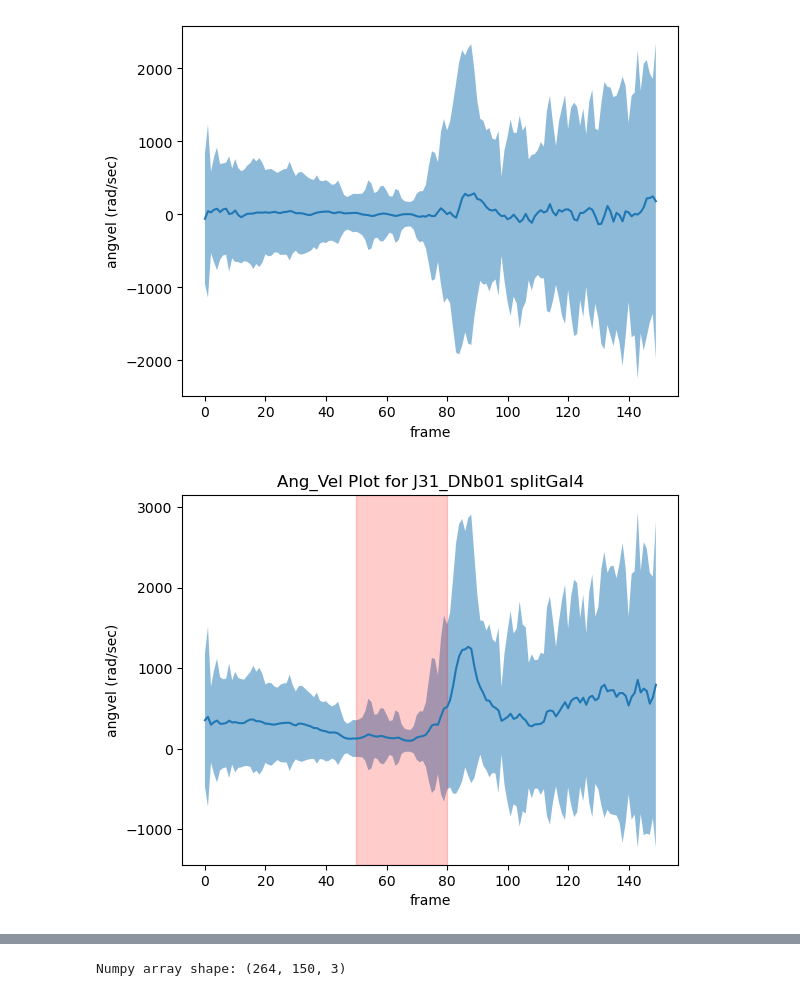
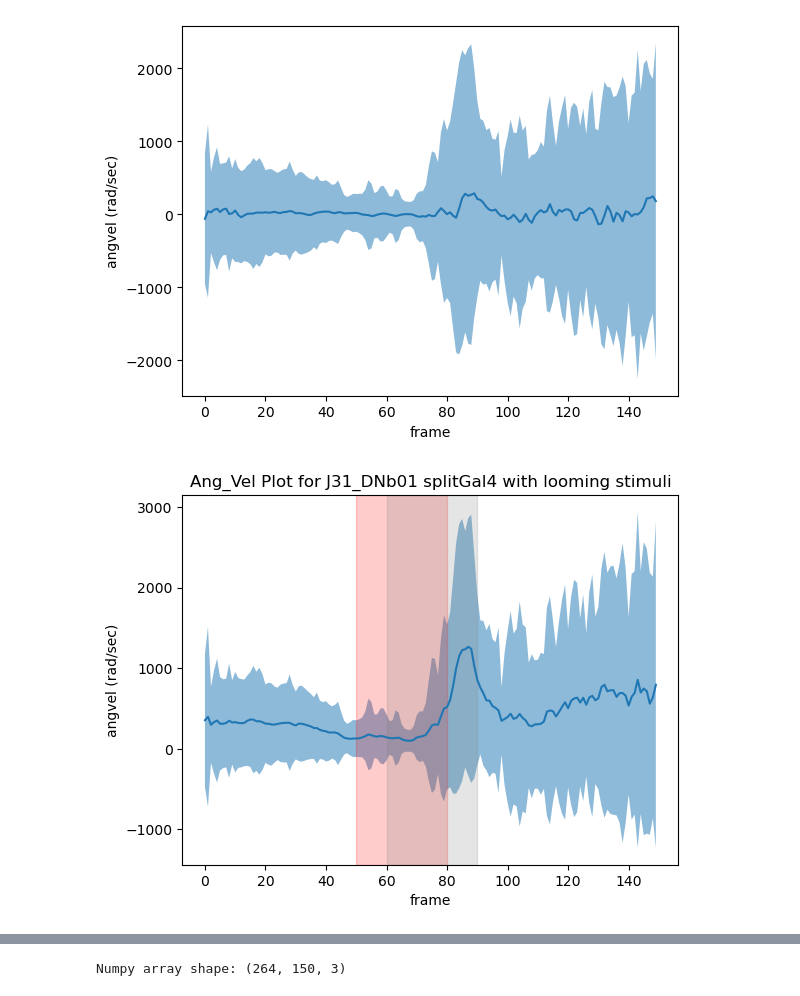
Before and after one commit to Shivammm123/FlyFlightBehavior, a Jupyter notebook: Free Flight Analysis Flies/J31xU68 Free Flight Experiment/241213 Free Flight Experiment with loomimg stimuli/J31xU68 Free Flight Experiment.ipynb, the cells around one changed output, grey strips where cells are left out. Drawn from its saved outputs; the diff is of its cells as text; code cells hidden in the pictures.

```diff
--- a/Free Flight Analysis Flies/J31xU68 Free Flight Experiment/241213 Free Flight Experiment with loomimg stimuli/J31xU68 Free Flight Experiment.ipynb
+++ b/Free Flight Analysis Flies/J31xU68 Free Flight Experiment/241213 Free Flight Experiment with loomimg stimuli/J31xU68 Free Flight Experiment.ipynb
@@ -81,12 +81,13 @@ plt.show()
 # %%
 fig, ax = plt.subplots()
 plot_mean_and_std(np.abs(np.array(data["angular_velocity"])), ax=ax)
 ax.set_xlabel("frame")
 ax.set_ylabel("angvel (rad/sec)")
 ax.axvspan(50, 80, color='red', alpha=0.2)
-ax.set_title("Ang_Vel Plot for J31_DNb01 splitGal4")
+ax.axvspan(60, 90, color='grey', alpha=0.2)
+ax.set_title("Ang_Vel Plot for J31_DNb01 splitGal4 with looming stimuli")
 plt.show()
 # %% [output]
-[figure, old version]
+[figure, new version]
 # %%
 data1 = extract_stimulus_centered_data(df,csvs["stim"])
```
Also changed, not shown: parts of 5 cells of this notebook, 8 other files.
